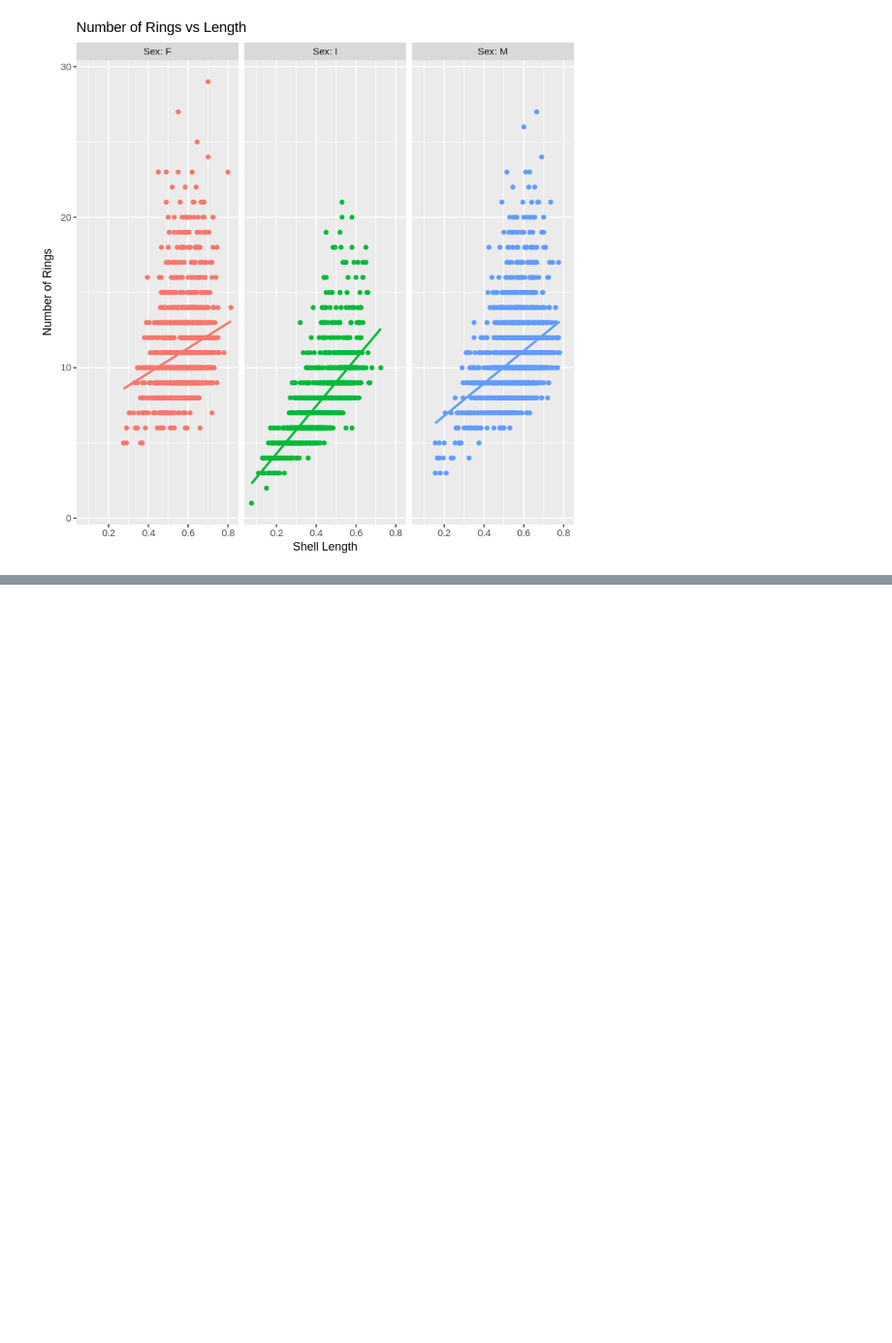
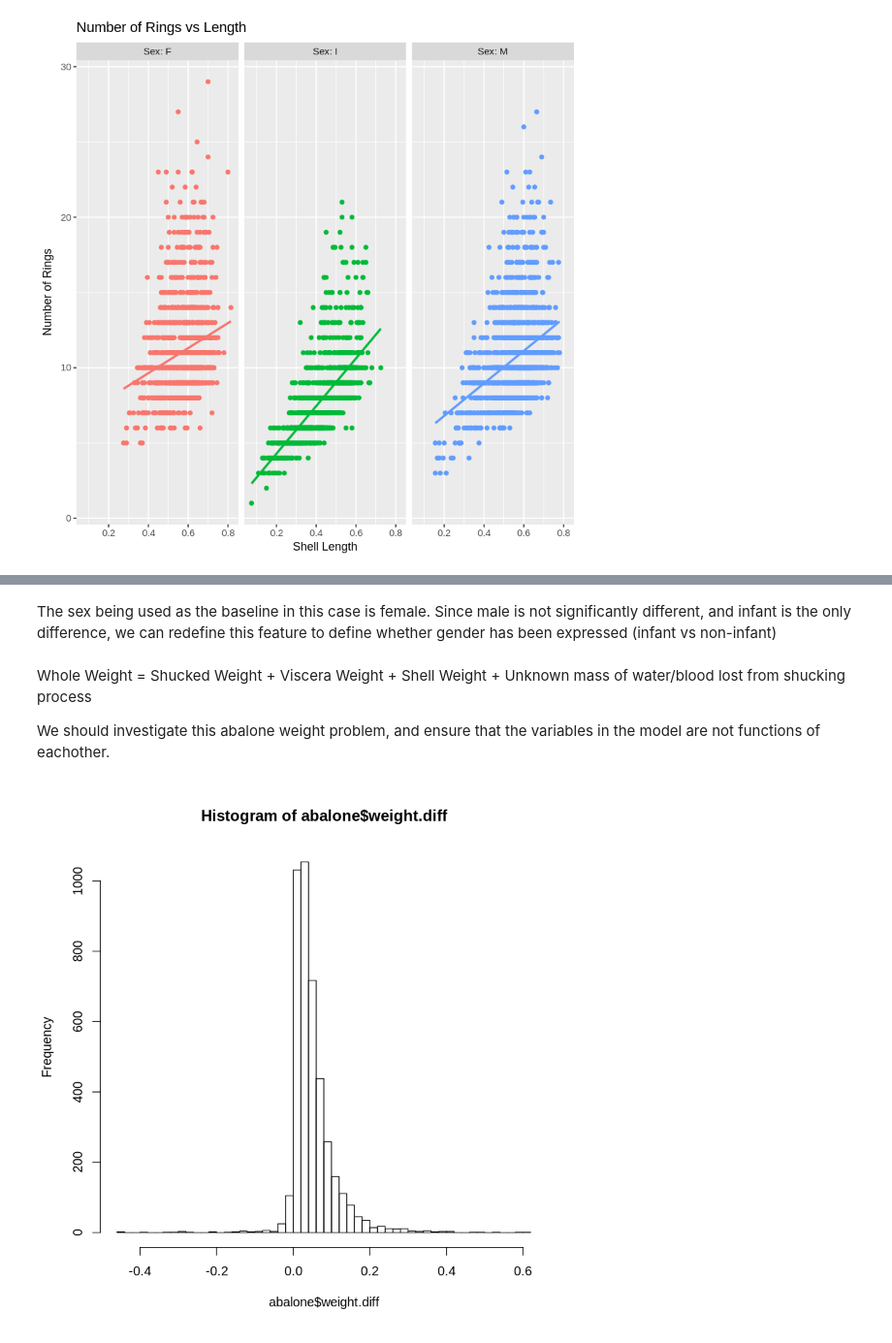
Before and after one commit to asutosh223/final_exam, a Jupyter notebook: ipynb/data-description.ipynb, the cells around one changed output, grey strips where cells are left out. Shown at 97% size. Drawn from its saved outputs; the diff is of its cells as text; code cells hidden in the pictures; blank space fills up the shorter version.

```diff
--- a/ipynb/data-description.ipynb
+++ b/ipynb/data-description.ipynb
@@ -138,0 +220,17 @@ ggplot(abalone) + aes(Length, Rings, color = Sex) + geom_point() + labs(x = "She
+# %% [markdown]
+The sex being used as the baseline in this case is female. Since male is not significantly different, and infant is the only difference, we can redefine this feature to define whether gender has been expressed (infant vs non-infant)
+# %%
+abalone$Sex = as.character(abalone$Sex)
+abalone$Sex[abalone$Sex != 'I'] = 'K'
+abalone$Sex = as.factor(abalone$Sex)
+# %% [markdown]
+Whole Weight = Shucked Weight + Viscera Weight + Shell Weight + Unknown mass of water/blood lost from shucking process
+
+We should investigate this abalone weight problem, and ensure that the variables in the model are not functions of eachother.
+# %%
+abalone$weight.diff = abalone$Whole_weight -
+      (abalone$Viscera_weight + abalone$Shucked_weight + abalone$Shell_weight)
+par(mfrow=c(1,1))
+hist(abalone$weight.diff,breaks=50)
+# %% [output]
+[figure, added]
```
Also changed, not shown: parts of 23 cells of this notebook.
